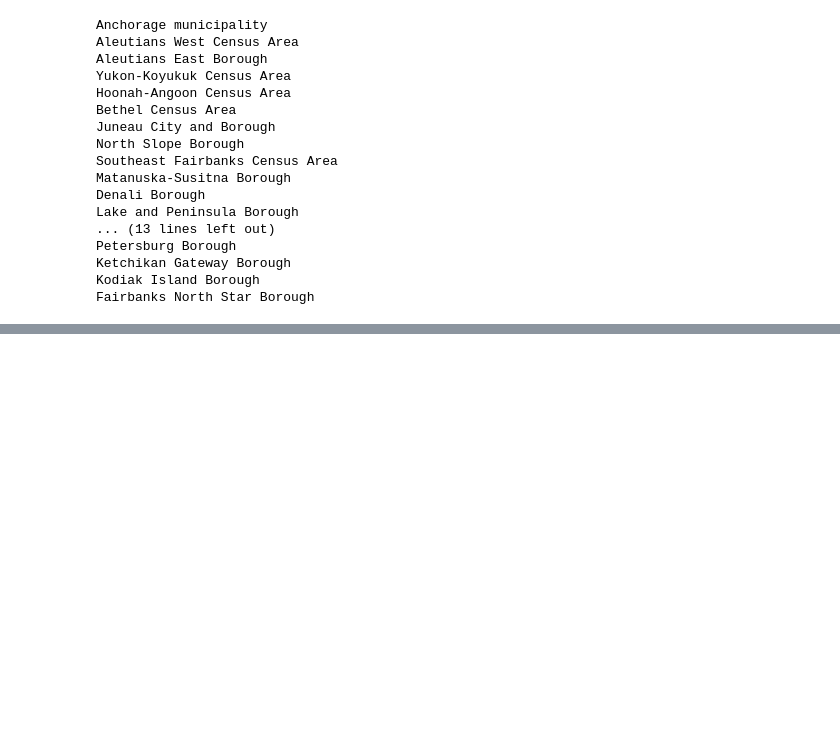
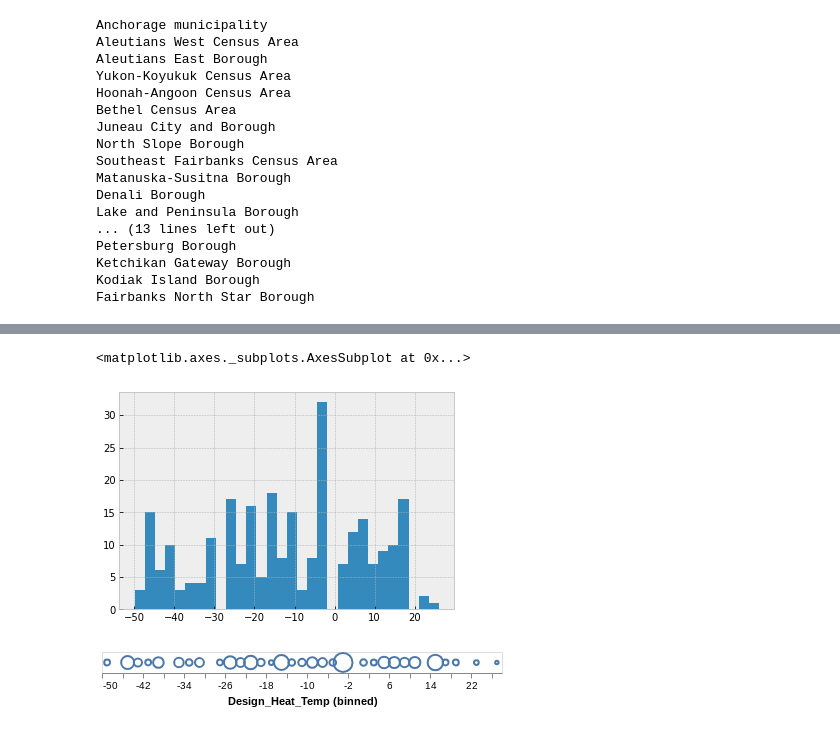
Before and after one commit to alanmitchell/heat-pump-study, a Jupyter notebook: general/city_model_runs.ipynb, the cells around one changed output, grey strips where cells are left out. Cells and saved outputs as stored; diff of their text form; code cells hidden in the pictures; blank space fills up the shorter version.

```diff
--- a/general/city_model_runs.ipynb
+++ b/general/city_model_runs.ipynb
@@ -680,0 +747,4 @@ Fairbanks North Star Borough
+# %%
+city_temp = list(set(zip(df_oil.City, df_oil.Design_Heat_Temp)))
+df_dt = pd.DataFrame(city_temp, columns=['City', 'Design_Heat_Temp'])
+df_dt.head()
@@ -680,0 +758,12 @@ Fairbanks North Star Borough
+# %%
+df_dt.Design_Heat_Temp.hist(bins=30)
+# %% [output]
+<matplotlib.axes._subplots.AxesSubplot at 0x...>
+[figure, added]
+# %%
+alt.Chart(df_dt).mark_point().encode(
+    x=alt.X('Design_Heat_Temp', bin=alt.Bin(maxbins=40)),
+    size=alt.Size('count()', legend=None)
+)
+# %% [output]
+[figure, added]
```
Also changed, not shown: parts of 26 cells of this notebook, 3 other files.
